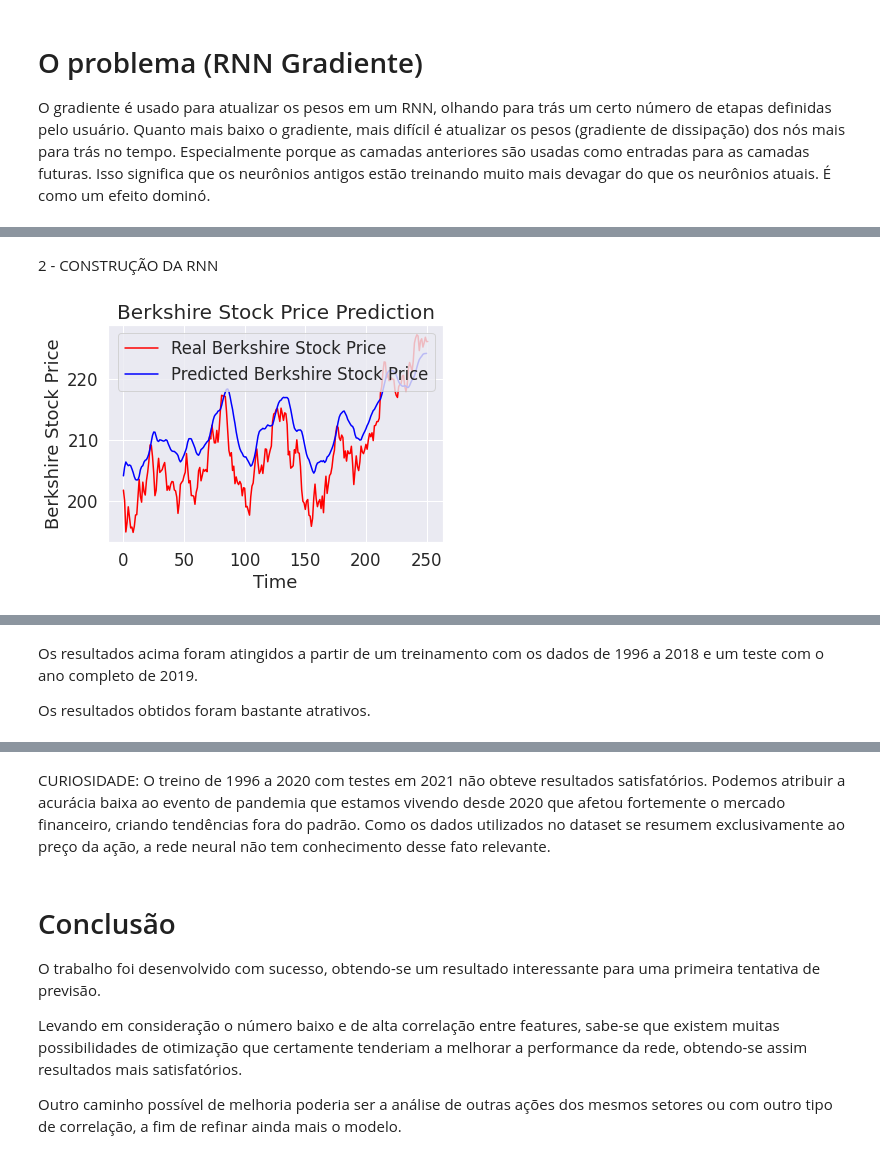
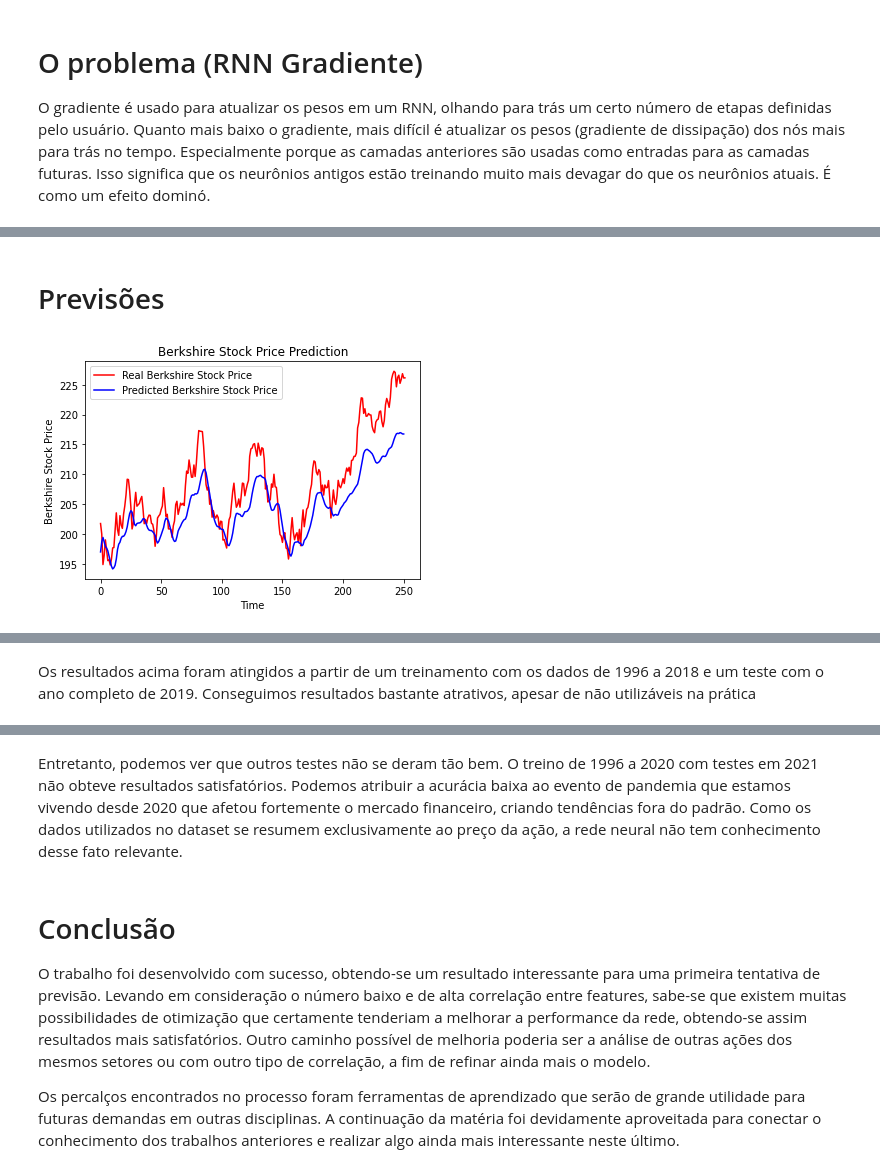
Before and after one commit to danielfoliveira4040/neural-network-stock-price, a Jupyter notebook: Stock_Market_Prediction.ipynb, the cells around one changed output, grey strips where cells are left out. Drawn from its saved outputs; the diff is of its cells as text; code cells hidden in the pictures.

```diff
--- a/Stock_Market_Prediction.ipynb
+++ b/Stock_Market_Prediction.ipynb
@@ -186,26 +111,28 @@ Text(0.5, 1.0, 'Variação de preço diário da BERKSHIRE HATHAWAY')
 # %%
-#Construção da RNN com o LSTM empilhado com regularização de dropout
-#Dropout é realizado via keras
+# Part 2 - Building the RNN
+
 from keras.models import Sequential
 from keras.layers import Dense
 from keras.layers import LSTM
 from keras.layers import Dropout
 
-#Compilação do RNN
 regressor = Sequential()
-#Para maior dimensionalidade estabeleceu-se 50 células LSTM de memória
-regressor.add(LSTM(units = 50, return_sequences = True, input_shape = (x_treino.shape[1], 1)))
+
+regressor.add(LSTM(units = 50, return_sequences = True, input_shape = (X_train.shape[1], 1)))
 regressor.add(Dropout(0.2))
-#20% das células de memória são ignoradas para prevenir o overfitting a cada dropout.
+
 regressor.add(LSTM(units = 50, return_sequences = True))
 regressor.add(Dropout(0.2))
+
 regressor.add(LSTM(units = 50, return_sequences = True))
 regressor.add(Dropout(0.2))
-#O algoritmo de Adam foi escolhido na compilação da RNN como otimizador
+
+
 regressor.add(LSTM(units = 50))
 regressor.add(Dropout(0.2))
 regressor.add(Dense(units = 1))
 regressor.compile(optimizer = 'adam', loss = 'mean_squared_error')
-regressor.fit(x_treino, y_treino, epochs = 100, batch_size = 32)
+
+regressor.fit(X_train, y_train, epochs = 100, batch_size = 32)
 # %% [output]
 Epoch 1/100
@@ -228,3 +155 @@ Epoch 100/100
 <keras.callbacks.History at 0x...>
-# %% [markdown]
-2 - CONSTRUÇÃO DA RNN
@@ -248,41 +156,46 @@ x_teste = []
+# %% [markdown]
+# Previsões
 # %%
-for i in range(60, 60+len(csv_teste)-1):
-    x_teste.append(inputs[i-60:i, 0])
+# Part 3 - Making the predictions and visualising the results
 
-x_teste = np.array(x_teste)
-# Adicionada uma terceira dimensão para a entrada 3D
-x_teste = np.reshape(x_teste, (x_teste.shape[0], x_teste.shape[1], 1))
-# Regressão para cálculo das previsões
-previsao_preco_acao = regressor.predict(x_teste)
-# Inversão da escala de preço (formatação da coluna)
-previsao_preco_acao = sc.inverse_transform(previsao_preco_acao)
+dataset_test = pd.read_csv('https://gist.github.com/danielfoliveira4040/7424ec86d261e7562c96f67e2aba5f96')
+real_stock_price = dataset_test.iloc[:, 1:2].values
 
-# Plotagem do resultado final
-plt.plot(preco_real_acao, color = 'red', label = 'Real Berkshire Stock Price')
-plt.plot(previsao_preco_acao, color = 'blue', label = 'Predicted Berkshire Stock Price')
+dataset_total = pd.concat((dataset_train['Open'], dataset_test['Open']), axis = 0)
+inputs = dataset_total[len(dataset_total) - len(dataset_test) - 60:].values
+inputs = inputs.reshape(-1,1)
+inputs = sc.transform(inputs)
+X_test = []
+
+for i in range(60, 60+len(dataset_test)-1):
+    X_test.append(inputs[i-60:i, 0])
+
+X_test = np.array(X_test)
+X_test = np.reshape(X_test, (X_test.shape[0], X_test.shape[1], 1))
+predicted_stock_price = regressor.predict(X_test)
+predicted_stock_price = sc.inverse_transform(predicted_stock_price)
+
+
+plt.plot(real_stock_price, color = 'red', label = 'Real Berkshire Stock Price')
+plt.plot(predicted_stock_price, color = 'blue', label = 'Predicted Berkshire Stock Price')
 plt.title('Berkshire Stock Price Prediction')
 plt.xlabel('Time')
 plt.ylabel('Berkshire Stock Price')
 plt.legend()
 plt.show()
 # %% [output]
-[figure, old version]
+[figure, new version]
 # %% [markdown]
 ![download.png](embedded-picture-1)
 # %% [markdown]
-Os resultados acima foram atingidos a partir de um treinamento com os dados de 1996 a 2018 e um teste com o ano completo de 2019.
-
-
-Os resultados obtidos foram bastante atrativos.
+Os resultados acima foram atingidos a partir de um treinamento com os dados de 1996 a 2018 e um teste com o ano completo de 2019. Conseguimos resultados bastante atrativos, apesar de não utilizáveis na prática
 # %% [markdown]
 ![download (1).png](embedded-picture-1)
 # %% [markdown]
-CURIOSIDADE: O treino de 1996 a 2020 com testes em 2021 não obteve resultados satisfatórios. Podemos atribuir a acurácia baixa ao evento de pandemia que estamos vivendo desde 2020 que afetou fortemente o mercado financeiro, criando tendências fora do padrão. Como os dados utilizados no dataset se resumem exclusivamente ao preço da ação, a rede neural não tem conhecimento desse fato relevante.
+Entretanto, podemos ver que outros testes não se deram tão bem. O treino de 1996 a 2020 com testes em 2021 não obteve resultados satisfatórios. Podemos atribuir a acurácia baixa ao evento de pandemia que estamos vivendo desde 2020 que afetou fortemente o mercado financeiro, criando tendências fora do padrão. Como os dados utilizados no dataset se resumem exclusivamente ao preço da ação, a rede neural não tem conhecimento desse fato relevante.
 # %% [markdown]
 # Conclusão
 
-O trabalho foi desenvolvido com sucesso, obtendo-se um resultado interessante para uma primeira tentativa de previsão.
+O trabalho foi desenvolvido com sucesso, obtendo-se um resultado interessante para uma primeira tentativa de previsão. Levando em consideração o número baixo e de alta correlação entre features, sabe-se que existem muitas possibilidades de otimização que certamente tenderiam a melhorar a performance da rede, obtendo-se assim resultados mais satisfatórios. Outro caminho possível de melhoria poderia ser a análise de outras ações dos mesmos setores ou com outro tipo de correlação, a fim de refinar ainda mais o modelo.
 
-Levando em consideração o número baixo e de alta correlação entre features, sabe-se que existem muitas possibilidades de otimização que certamente tenderiam a melhorar a performance da rede, obtendo-se assim resultados mais satisfatórios.
-
-Outro caminho possível de melhoria poderia ser a análise de outras ações dos mesmos setores ou com outro tipo de correlação, a fim de refinar ainda mais o modelo.
+Os percalços encontrados no processo foram ferramentas de aprendizado que serão de grande utilidade para futuras demandas em outras disciplinas. A continuação da matéria foi devidamente aproveitada para conectar o conhecimento dos trabalhos anteriores e realizar algo ainda mais interessante neste último.
```
Also changed, not shown: parts of 19 cells of this notebook.
